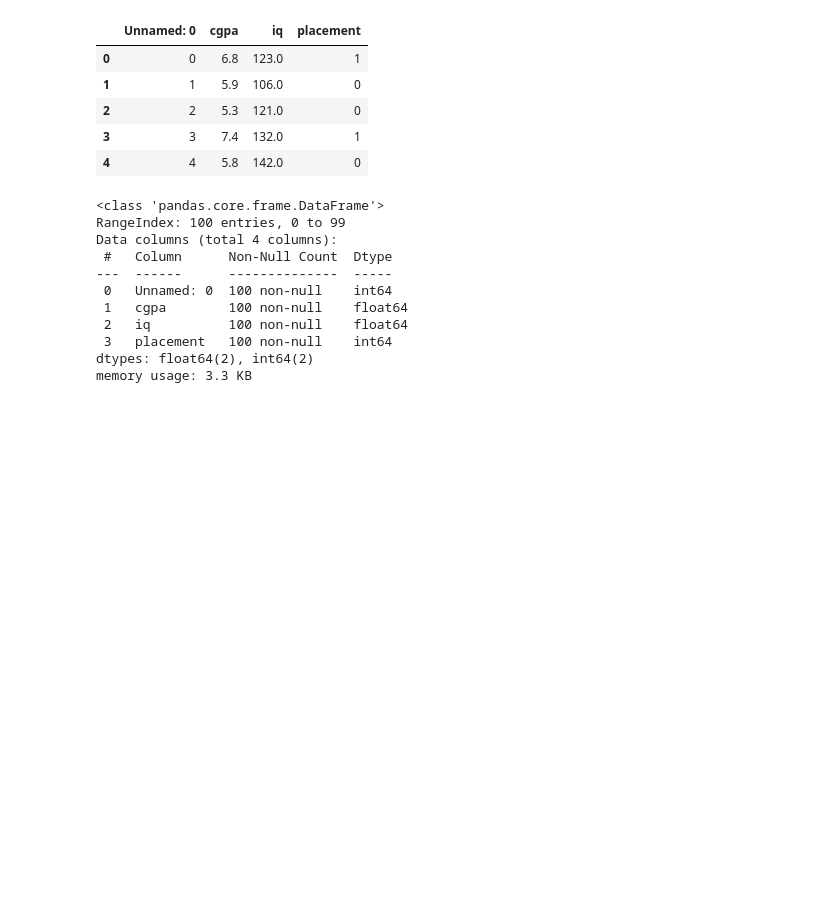
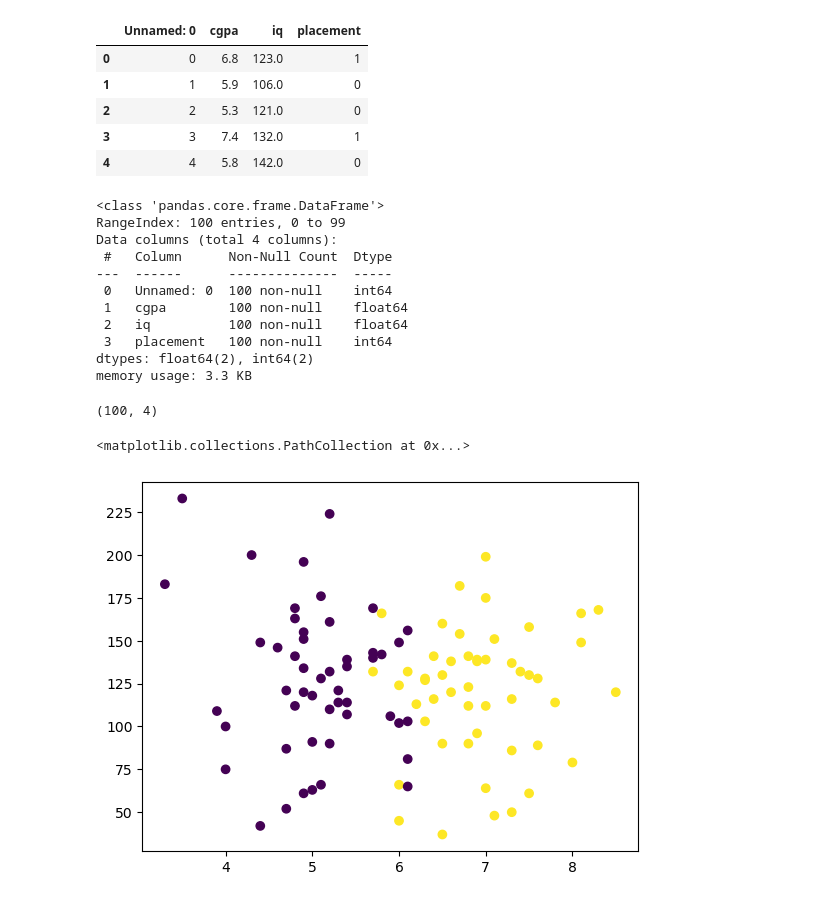
Before and after one commit to atifsalam78/Machine_Learning, a Jupyter notebook: first_toy.ipynb, the cells around one changed output. Saved outputs shown, nothing was run; the diff lists cells and outputs as text; code cells hidden in the pictures; blank space fills up the shorter version.

```diff
--- a/first_toy.ipynb
+++ b/first_toy.ipynb
@@ -42,3 +55,14 @@ Data columns (total 4 columns):
  3   placement   100 non-null    int64
 dtypes: float64(2), int64(2)
 memory usage: 3.3 KB
+# %%
+df.shape
+# %% [output]
+(100, 4)
+# %%
+df = df.iloc[:,1:]
+# %%
+plt.scatter(df["cgpa"], df["iq"], c=df["placement"])
+# %% [output]
+<matplotlib.collections.PathCollection at 0x...>
+[figure, added]
```
Also changed, not shown: parts of 5 cells of this notebook.
